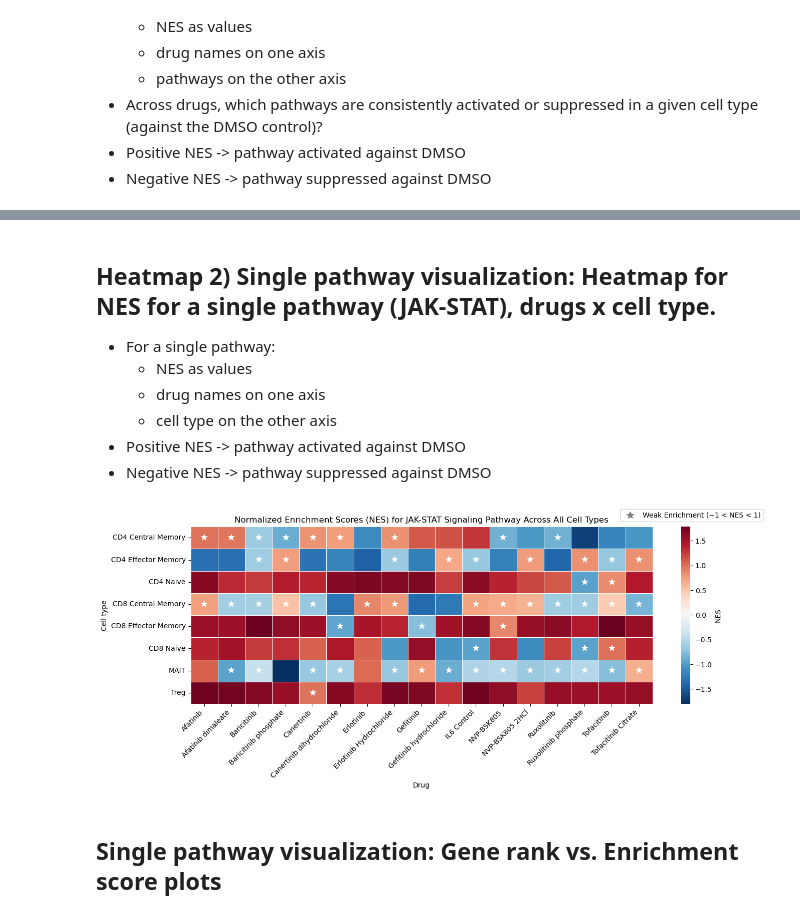
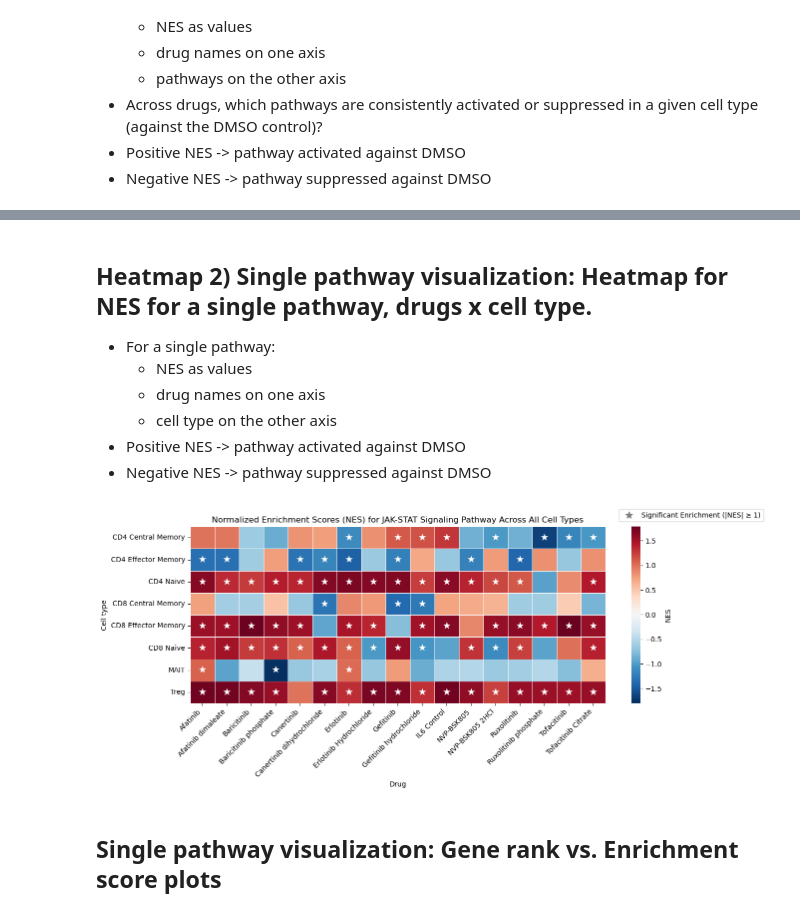
Before and after one commit to coreancutie/JAK-STAT, a Jupyter notebook: gseapy/gseapy_KEGG_JW.ipynb, the cells around one changed output, grey strips where cells are left out. Saved outputs shown, nothing was run; the diff lists cells and outputs as text; code cells hidden in the pictures.

Commit message:
updating with correct starred annotations

```diff
--- a/gseapy/gseapy_KEGG_JW.ipynb
+++ b/gseapy/gseapy_KEGG_JW.ipynb
@@ -318,7 +319,7 @@ heatmap1_nes_df = pd.DataFrame(heatmap1_records)
 #     plt.tight_layout()
 #     plt.show()
 # %%
-# starred cells for NES values from -1 to 1:
+# starred cells for significantly enriched NES values:
 
 from matplotlib.lines import Line2D
 
@@ -349,20 +350,20 @@ for cell_type in cell_types:
         square = False
     )
 
-    # Annotate NES values from -1 to 1
+    # Annotate NES values <= -1 and >= 1
     # loop over every cell in heatmap first
     for i, pathway in enumerate(heatmap1_data.index):
         for j, drug in enumerate(heatmap1_data.columns):
             nes_value = heatmap1_data.loc[pathway, drug] # pull out NES value for a specific cell using particular labels (loc)
-            if -1 <= nes_value <= 1: # note: doesn't actually star values -1 and 1!!!
+            if abs(nes_value) >= 1:
                 # extract plot axes first,
                 # then position the text in the center of the cell
                 plt.gca().text(j + 0.5, i + 0.5, "★", ha='center', va='center', color='white', fontsize=14)
 
-    # Add a legend explaining NES values from -1 to 1 have an asterick
+    # Add a legend for starred NES values
     legend_elements = [
         Line2D([0], [0], marker="*", color="gray", linestyle="None", markersize=10,
-        label="Weak Enrichment (−1 < NES < 1)")
+        label="Significant Enrichment (|NES| ≥ 1)")
     ]
 
     plt.gca().legend(handles=legend_elements,
@@ -372,7 +373,7 @@ for cell_type in cell_types:
                      frameon = True)
 
     # Fix up  the plots
-    plt.title(f"Normalized Enrichment Scores (NES) for Selected Pathways, for {cell_type}")
+    plt.title(f"{cell_type}: Normalized Enrichment Scores (NES) for Selected Pathways")
     plt.ylabel("Pathway")
     plt.xlabel("Drug")
     plt.xticks(rotation=45, ha="right")
@@ -390,5 +391,5 @@ for cell_type in cell_types:
 # %% [markdown]
-## Heatmap 2) Single pathway visualization: Heatmap for NES for a single pathway (JAK-STAT), drugs x cell type.
+## Heatmap 2) Single pathway visualization: Heatmap for NES for a single pathway, drugs x cell type.
 - For a single pathway:
      - NES as values
      - drug names on one axis
@@ -434,37 +435,40 @@ sns.heatmap(
     heatmap2_nes_matrix,
     center=0,
     cmap="RdBu_r",
     linewidths=0.5,
     cbar_kws={"label": "NES"},
     annot = False,
     square = False
 )
 
-# Annotate NES values from -1 to 1
+# Annotate NES values <= -1 and >= 1
+# loop over every cell in heatmap first
 for i, pathway in enumerate(heatmap2_nes_matrix.index):
     for j, drug in enumerate(heatmap2_nes_matrix.columns):
-        nes_value = heatmap2_nes_matrix.loc[pathway, drug]
-        if -1 <= nes_value <= 1: # note: doesn't actually star values -1 and 1!!!
+        nes_value = heatmap2_nes_matrix.loc[pathway, drug] # pull out NES value for a specific cell using particular labels (loc)
+        if np.isfinite(nes_value) and abs(nes_value) >= 1:
+            # extract plot axes first,
+            # then position the text in the center of the cell
             plt.gca().text(j + 0.5, i + 0.5, "★", ha='center', va='center', color='white', fontsize=14)
 
-# Add a legend explaining NES values from -1 to 1 have an asterick
+# Add a legend for starred NES values
 legend_elements = [
     Line2D([0], [0], marker="*", color="gray", linestyle="None", markersize=10,
-    label="Weak Enrichment (−1 < NES < 1)")
+    label="Significant Enrichment (|NES| ≥ 1)")
 ]
 
 plt.gca().legend(handles=legend_elements,
                  loc="upper right",
-                 bbox_to_anchor = (1.24, 1.1),
+                 bbox_to_anchor = (1.38, 1.1),
                  borderaxespad = 0,
                  frameon = True)
 
 # Fix up the plot
 plt.title("Normalized Enrichment Scores (NES) for JAK-STAT Signaling Pathway Across All Cell Types")
 plt.ylabel("Cell type")
 plt.xlabel("Drug")
 plt.xticks(rotation=45, ha="right")
 plt.tight_layout()
 plt.show()
 # %% [output]
-[figure, old version]
+[figure, new version]
```
Also changed, not shown: parts of 6 cells of this notebook, 2 other files.
